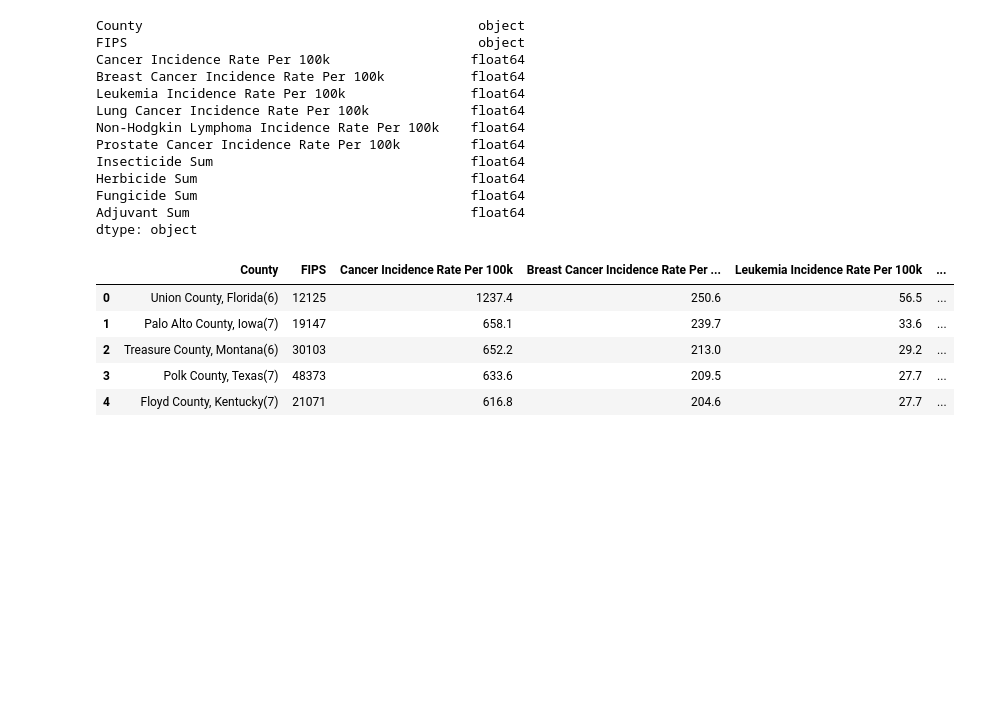
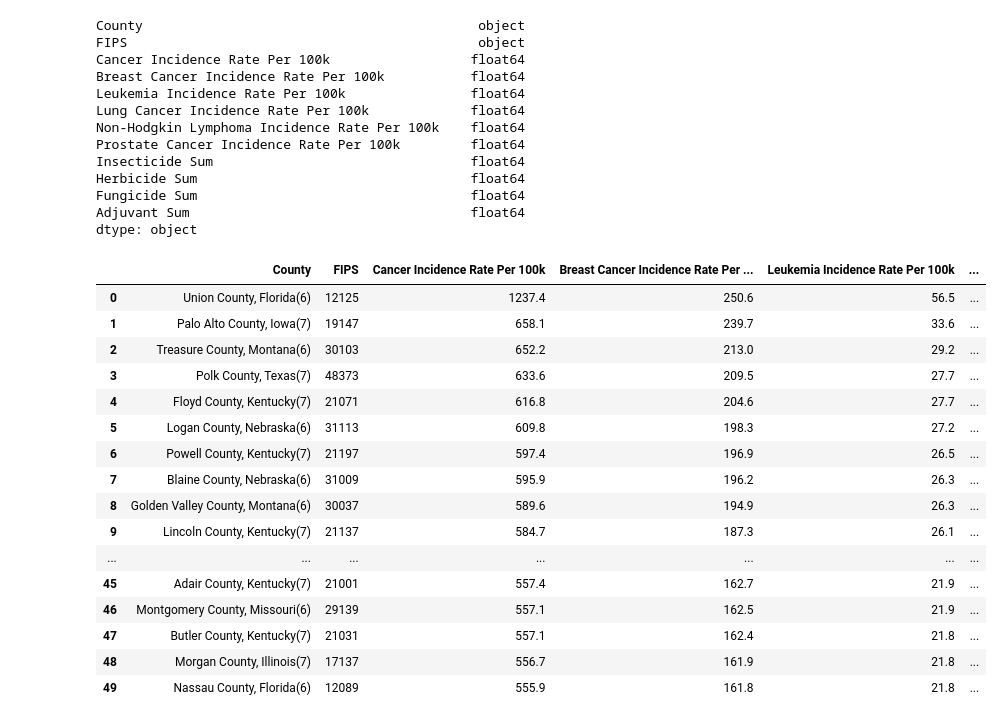
Before and after one commit to guzznag/Project_4, a Jupyter notebook: all_cancer_and_pesticides_cleaned.ipynb, the cells around one changed output. Cells and saved outputs as stored; diff of their text form; code cells hidden in the pictures; blank space fills up the shorter version.

```diff
--- a/all_cancer_and_pesticides_cleaned.ipynb
+++ b/all_cancer_and_pesticides_cleaned.ipynb
@@ -721,11 +721,22 @@ Fungicide Sum                                   float64
 Adjuvant Sum                                    float64
 dtype: object
 # %%
-merged_df.head()
+merged_df.head(50)
 # %% [output]
 |  | County | FIPS | Cancer Incidence Rate Per 100k | Breast Cancer Incidence Rate Per ... | Leukemia Incidence Rate Per 100k | ... |
 | 0 | Union County, Florida(6) | 12125 | 1237.4 | 250.6 | 56.5 | ... |
 | 1 | Palo Alto County, Iowa(7) | 19147 | 658.1 | 239.7 | 33.6 | ... |
 | 2 | Treasure County, Montana(6) | 30103 | 652.2 | 213.0 | 29.2 | ... |
 | 3 | Polk County, Texas(7) | 48373 | 633.6 | 209.5 | 27.7 | ... |
 | 4 | Floyd County, Kentucky(7) | 21071 | 616.8 | 204.6 | 27.7 | ... |
+| 5 | Logan County, Nebraska(6) | 31113 | 609.8 | 198.3 | 27.2 | ... |
+| 6 | Powell County, Kentucky(7) | 21197 | 597.4 | 196.9 | 26.5 | ... |
+| 7 | Blaine County, Nebraska(6) | 31009 | 595.9 | 196.2 | 26.3 | ... |
+| 8 | Golden Valley County, Montana(6) | 30037 | 589.6 | 194.9 | 26.3 | ... |
+| 9 | Lincoln County, Kentucky(7) | 21137 | 584.7 | 187.3 | 26.1 | ... |
+| ... | ... | ... | ... | ... | ... | ... |
+| 45 | Adair County, Kentucky(7) | 21001 | 557.4 | 162.7 | 21.9 | ... |
+| 46 | Montgomery County, Missouri(6) | 29139 | 557.1 | 162.5 | 21.9 | ... |
+| 47 | Butler County, Kentucky(7) | 21031 | 557.1 | 162.4 | 21.8 | ... |
+| 48 | Morgan County, Illinois(7) | 17137 | 556.7 | 161.9 | 21.8 | ... |
+| 49 | Nassau County, Florida(6) | 12089 | 555.9 | 161.8 | 21.8 | ... |
```
Also changed, not shown: parts of 2 cells of this notebook, 1 other file.
